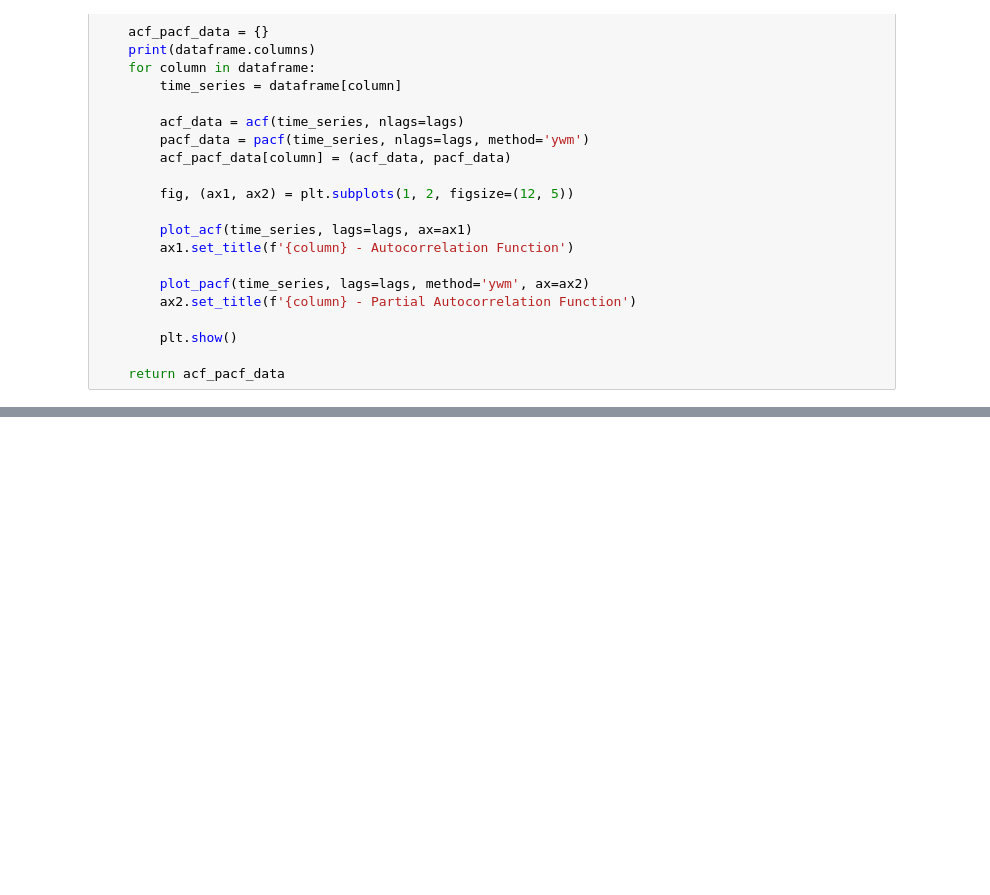
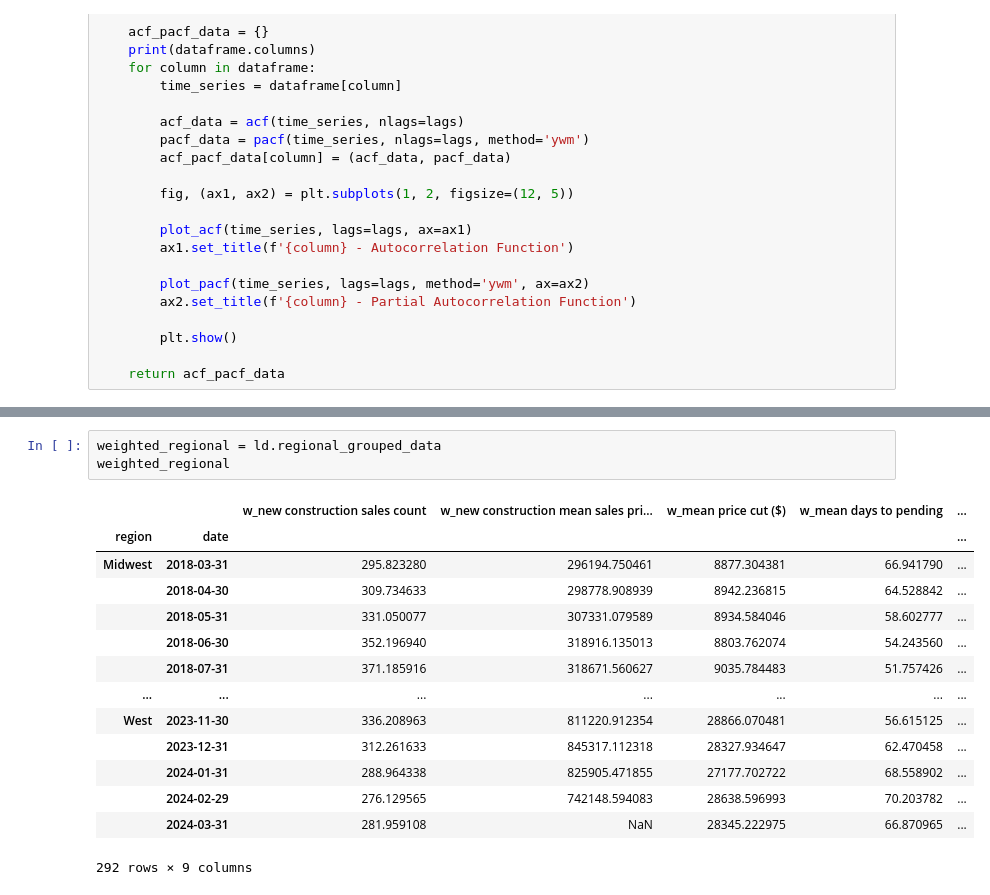
Before and after one commit to jacobsimeral/TS_Forecasting_Project, a Jupyter notebook: Code/EDA/JS_EDA.ipynb, the cells around one changed output, grey strips where cells are left out. Drawn from its saved outputs; the diff is of its cells as text; blank space fills up the shorter version.

```diff
--- a/Code/EDA/JS_EDA.ipynb
+++ b/Code/EDA/JS_EDA.ipynb
@@ -257,0 +324,18 @@ KPSS Test Assumptions: The null hypothesis is that the time series is stationary
+# %%
+weighted_regional = ld.regional_grouped_data
+weighted_regional
+# %% [output]
+|  |  | w_new construction sales count | w_new construction mean sales pri... | w_mean price cut ($) | w_mean days to pending | ... |
+| region | date |  |  |  |  | ... |
+| Midwest | 2018-03-31 | 295.823280 | 296194.750461 | 8877.304381 | 66.941790 | ... |
+|  | 2018-04-30 | 309.734633 | 298778.908939 | 8942.236815 | 64.528842 | ... |
+|  | 2018-05-31 | 331.050077 | 307331.079589 | 8934.584046 | 58.602777 | ... |
+|  | 2018-06-30 | 352.196940 | 318916.135013 | 8803.762074 | 54.243560 | ... |
+|  | 2018-07-31 | 371.185916 | 318671.560627 | 9035.784483 | 51.757426 | ... |
+| ... | ... | ... | ... | ... | ... | ... |
+| West | 2023-11-30 | 336.208963 | 811220.912354 | 28866.070481 | 56.615125 | ... |
+|  | 2023-12-31 | 312.261633 | 845317.112318 | 28327.934647 | 62.470458 | ... |
+|  | 2024-01-31 | 288.964338 | 825905.471855 | 27177.702722 | 68.558902 | ... |
+|  | 2024-02-29 | 276.129565 | 742148.594083 | 28638.596993 | 70.203782 | ... |
+|  | 2024-03-31 | 281.959108 | NaN | 28345.222975 | 66.870965 | ... |
+292 rows × 9 columns
```
Also changed, not shown: parts of 14 cells of this notebook, 3 other files.
